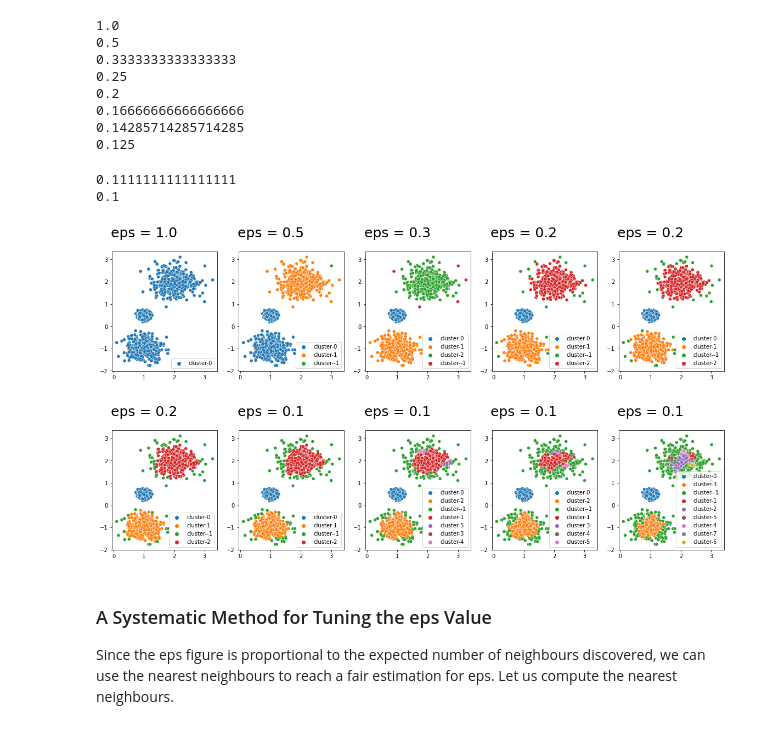
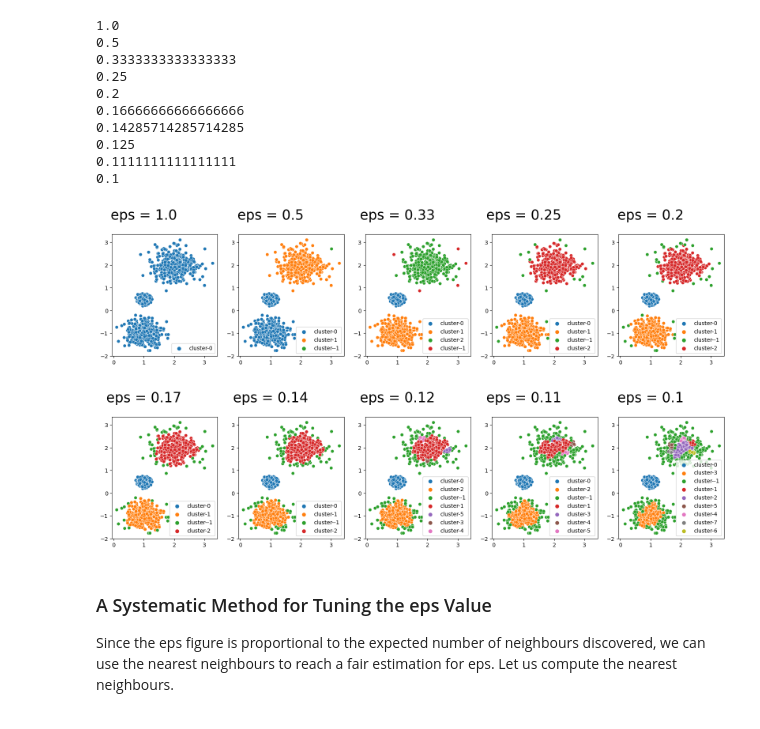
Before and after one commit to LouisMcArdell/IOD-Work, a Jupyter notebook: Exercises/Module 6/4-How to use DBSCAN Effectively.ipynb, the cells around one changed output. Cells and saved outputs as stored; diff of their text form; code cells hidden in the pictures.

```diff
--- a/Exercises/Module 6/4-How to use DBSCAN Effectively.ipynb
+++ b/Exercises/Module 6/4-How to use DBSCAN Effectively.ipynb
@@ -28,35 +28,35 @@ sns.scatterplot(X[:,0], X[:,1], hue=["cluster-{}".format(x) for x in labels])
 # %%
 # Tuning EPS parameter
 
 fig = plt.figure(figsize=(20, 10))
 fig.subplots_adjust(hspace=.5, wspace=.2)
 i = 1
 for x in range(10, 0, -1):
     eps = 1/(11-x)
     db = DBSCAN(eps=eps, min_samples=10).fit(X)
     core_samples_mask = np.zeros_like(db.labels_, dtype=bool)
     core_samples_mask[db.core_sample_indices_] = True
     labels = db.labels_
 
     print(eps)
 
     ax = fig.add_subplot(2, 5, i)
-    ax.text(1, 4, "eps = {}".format(round(eps, 1)), fontsize=25, ha="center")
-    sns.scatterplot(X[:,0], X[:,1], hue=["cluster-{}".format(x) for x in labels])
+    ax.text(1, 4, "eps = {}".format(round(eps, 2)), fontsize=25, ha="center")
+    sns.scatterplot(x=X[:,0], y=X[:,1], hue=["cluster-{}".format(x) for x in labels])
 
     i += 1
 # %% [output]
 1.0
 0.5
 0.3333333333333333
 0.25
 0.2
 0.16666666666666666
 0.14285714285714285
 0.125
+0.1111111111111111
+0.1
-0.1111111111111111
-0.1
-[figure, old version]
+[figure, new version]
 # %% [markdown]
 ### A Systematic Method for Tuning the eps Value
 
```
Also changed, not shown: parts of 5 cells of this notebook, 5 other files.
